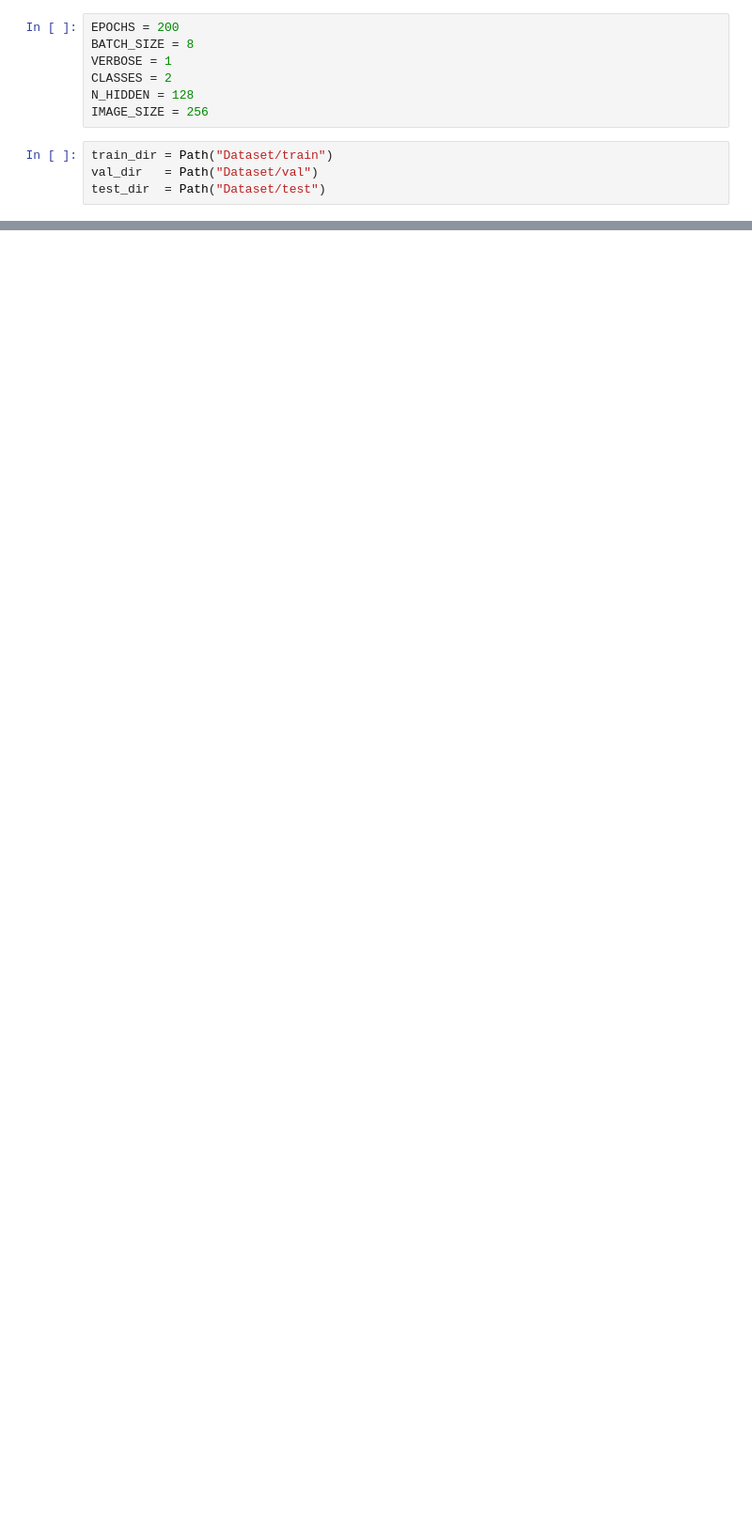
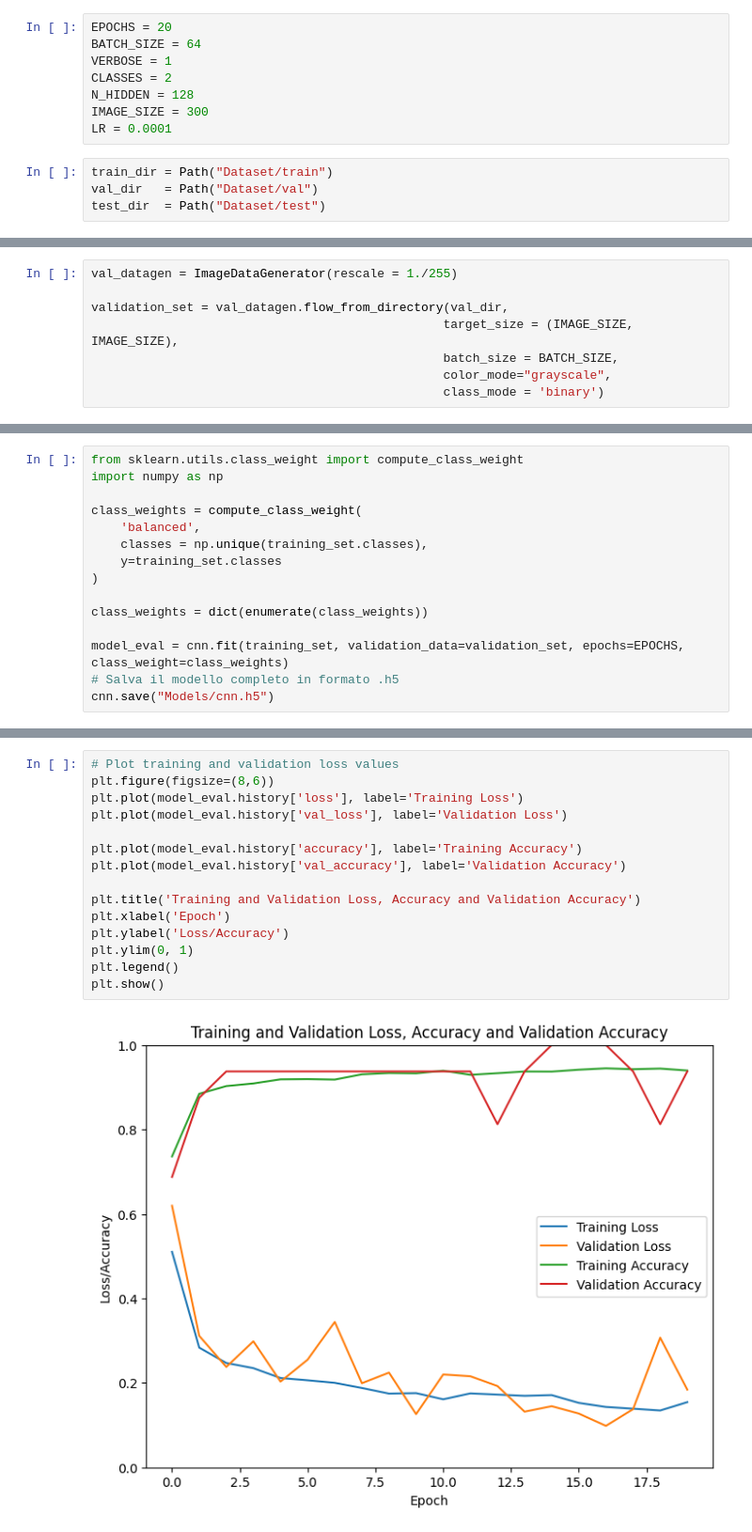
Before and after one commit to reus702/Chest-X-Ray-Images-Pneumonia-DL-exam, a Jupyter notebook: chestXray_cnn.ipynb, the cells around one changed output, grey strips where cells are left out. Shown at 94% size. Drawn from its saved outputs; the diff is of its cells as text; blank space fills up the shorter version.

Commit message:
Trainings

```diff
--- a/chestXray_cnn.ipynb
+++ b/chestXray_cnn.ipynb
@@ -6,10 +13,11 @@ from pathlib import Path
 # %%
-EPOCHS = 200
-BATCH_SIZE = 8
+EPOCHS = 20
+BATCH_SIZE = 64
 VERBOSE = 1
 CLASSES = 2
 N_HIDDEN = 128
-IMAGE_SIZE = 256
+IMAGE_SIZE = 300
+LR = 0.0001
 # %%
 train_dir = Path("Dataset/train")
 val_dir   = Path("Dataset/val")
@@ -163,0 +37,8 @@ GPUs disponibili: []
+# %%
+val_datagen = ImageDataGenerator(rescale = 1./255)
+
+validation_set = val_datagen.flow_from_directory(val_dir,
+                                                target_size = (IMAGE_SIZE, IMAGE_SIZE),
+                                                batch_size = BATCH_SIZE,
+                                                color_mode="grayscale",
+                                                class_mode = 'binary')
@@ -163,0 +79,15 @@ GPUs disponibili: []
+# %%
+from sklearn.utils.class_weight import compute_class_weight
+import numpy as np
+
+class_weights = compute_class_weight(
+    'balanced',
+    classes = np.unique(training_set.classes),
+    y=training_set.classes
+)
+
+class_weights = dict(enumerate(class_weights))
+
+model_eval = cnn.fit(training_set, validation_data=validation_set, epochs=EPOCHS, class_weight=class_weights)
+# Salva il modello completo in formato .h5
+cnn.save("Models/cnn.h5")
@@ -163,0 +121,17 @@ GPUs disponibili: []
+# %%
+# Plot training and validation loss values
+plt.figure(figsize=(8,6))
+plt.plot(model_eval.history['loss'], label='Training Loss')
+plt.plot(model_eval.history['val_loss'], label='Validation Loss')
+
+plt.plot(model_eval.history['accuracy'], label='Training Accuracy')
+plt.plot(model_eval.history['val_accuracy'], label='Validation Accuracy')
+
+plt.title('Training and Validation Loss, Accuracy and Validation Accuracy')
+plt.xlabel('Epoch')
+plt.ylabel('Loss/Accuracy')
+plt.ylim(0, 1)
+plt.legend()
+plt.show()
+# %% [output]
+[figure, added]
```
Also changed, not shown: parts of 13 cells of this notebook, 1 other file.
